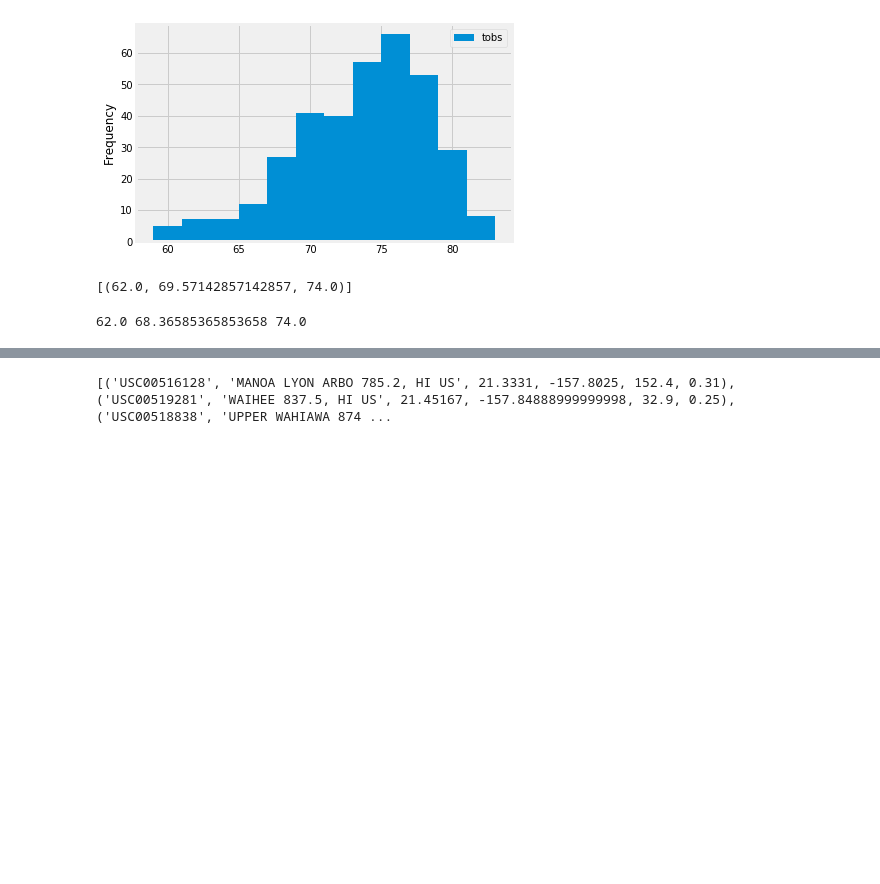
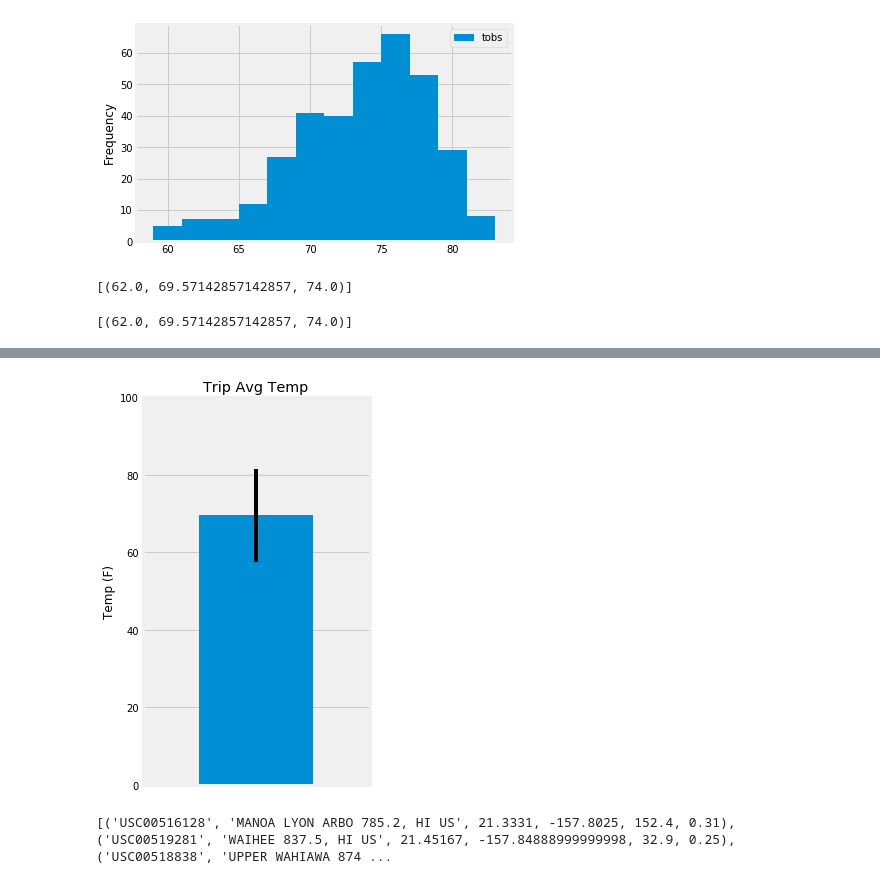
Before and after one commit to robert-rd-wood/Homework-10, a Jupyter notebook: climate.ipynb, the cells around one changed output, grey strips where cells are left out. Saved outputs shown, nothing was run; the diff lists cells and outputs as text; code cells hidden in the pictures; blank space fills up the shorter version.

```diff
--- a/climate.ipynb
+++ b/climate.ipynb
@@ -240,11 +200,27 @@ print(calc_temps('2012-02-28', '2012-03-05'))
 # %%
 # Use your previous function `calc_temps` to calculate the tmin, tavg, and tmax
 # for your trip using the previous year's data for those same dates.
+# calc_temps(year_ago,query_date)
+# calc_temps('2016-08-23', '2017-08-23')
+calc_temps('2012-02-28', '2012-03-05')
 # %% [output]
-62.0 68.36585365853658 74.0
+[(62.0, 69.57142857142857, 74.0)]
 # %%
 # Plot the results from your previous query as a bar chart.
 # Use "Trip Avg Temp" as your Title
 # Use the average temperature for the y value
 # Use the peak-to-peak (tmax-tmin) value as the y error bar (yerr)
+
+temp_list = calc_temps('2012-02-28', '2012-03-05')
+
+# plt.bar(0,temp_list[0][1],yerr=temp_list[0][2]-temp_list[0][0],color='lightcoral',alpha=.5)
+# # plt.title('Trip Avg Temp')
+# plt.ylabel('Temp (F)')
+
+temp_df = pd.DataFrame(temp_list, columns=['min','avg','max'])
+temp_df.plot.bar(y='avg',title="Trip Avg Temp",yerr=temp_df['max']-temp_df['min'],legend=False,figsize=(4,6))
+plt.ylabel("Temp (F)")
+plt.yticks([0,20,40,60,80,100])
+plt.xticks([])
+plt.tight_layout()
 # %% [output]
@@ -253,3 +227,4 @@ print(calc_temps('2012-02-28', '2012-03-05'))
+[figure, added]
 # %%
 # Calculate the total amount of rainfall per weather station for your trip dates using the previous year's matching dates.
 # Sort this in descending order by precipitation amount and list the station, name, latitude, longitude, and elevation
```
Also changed, not shown: parts of 6 cells of this notebook.
